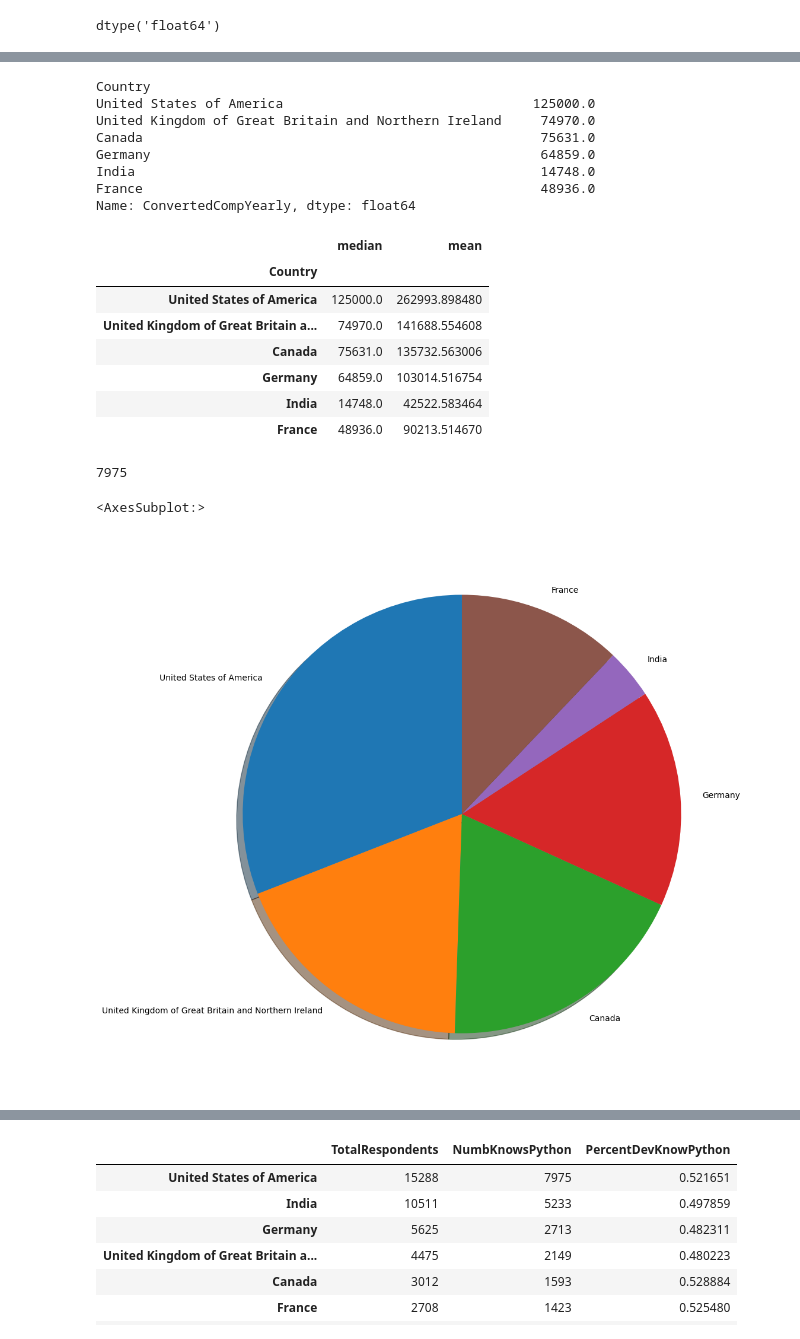
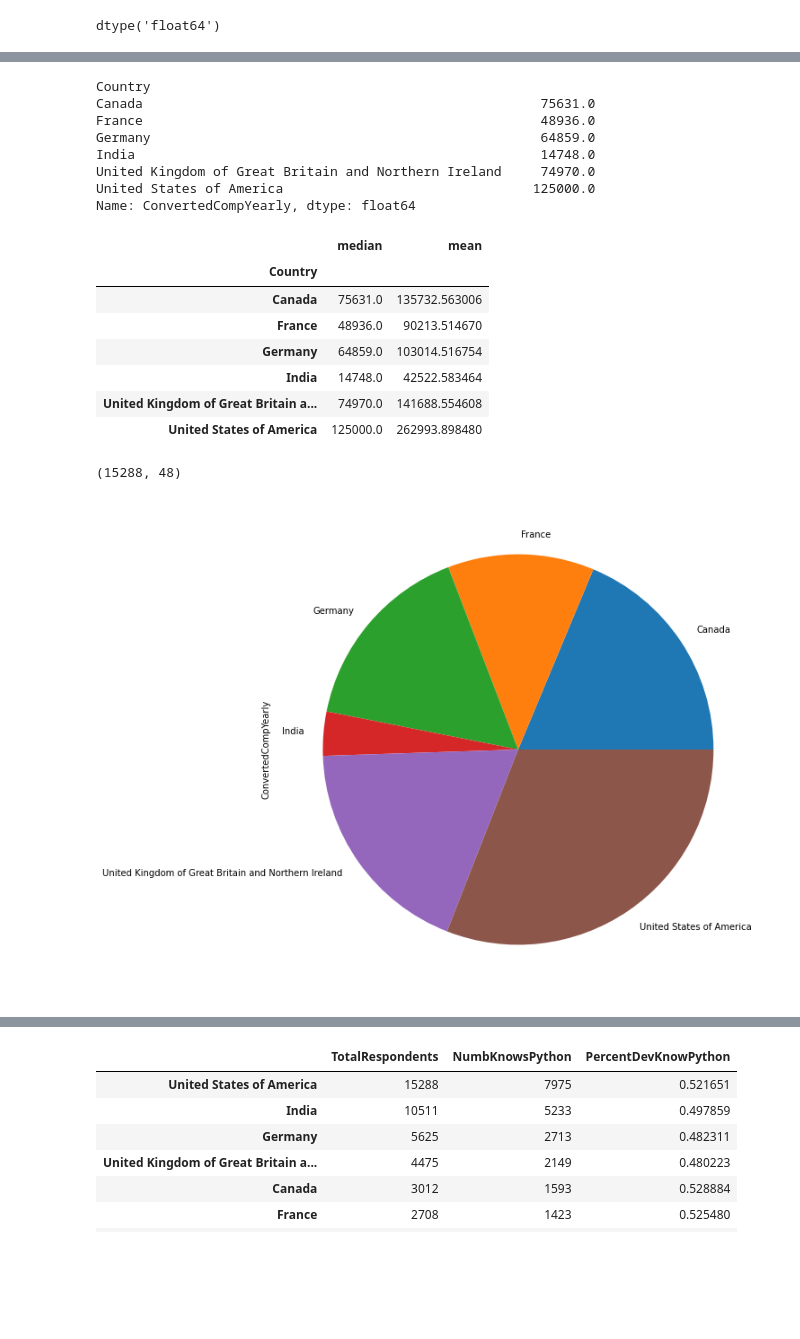
Before and after one commit to abraazaryan14/Intro-to-DataScience-Project1, a Jupyter notebook: First_Project.ipynb, the cells around one changed output, grey strips where cells are left out. Drawn from its saved outputs; the diff is of its cells as text; code cells hidden in the pictures; blank space fills up the shorter version.

```diff
--- a/First_Project.ipynb
+++ b/First_Project.ipynb
@@ -80,8 +81,9 @@ age_convert('25-30')
 '25'
 # %%
 #Use lambda funtion to apply the age_convert funtion to the entire age column
+df['Age'] = df['Age'].apply(lambda age_object: str(age_object).split('-')[0])
 # %%
 # Notice that the age type is still an object type. Convert it to numberic
 # %%
-#df['age']= pd.to_numeric(df['age'],errors='coerce') #
+df['Age']= pd.to_numeric(df['Age'],errors='coerce')
 # %%
@@ -133,34 +149,41 @@ Name: Country, dtype: int64
 #'United Kingdom of Great Britain and Northern Ireland',
 #'Canada','Germany','India','France'?
 # %%
+df_countries = df.loc[df['Country'].isin(['United States of America','United Kingdom of Great Britain and Northern Ireland','Canada','Germany','India','France'])]
+
+df_countries.groupby('Country')['ConvertedCompYearly'].median()
 # %% [output]
 Country
-United States of America                                125000.0
-United Kingdom of Great Britain and Northern Ireland     74970.0
 Canada                                                   75631.0
+France                                                   48936.0
 Germany                                                  64859.0
 India                                                    14748.0
-France                                                   48936.0
+United Kingdom of Great Britain and Northern Ireland     74970.0
+United States of America                                125000.0
 Name: ConvertedCompYearly, dtype: float64
 # %%
 #Mean and Median
+df_countries.groupby('Country')['ConvertedCompYearly'].agg(['median','mean'])
 # %% [output]
 |  | median | mean |
 | Country |  |  |
-| United States of America | 125000.0 | 262993.898480 |
-| United Kingdom of Great Britain a... | 74970.0 | 141688.554608 |
 | Canada | 75631.0 | 135732.563006 |
+| France | 48936.0 | 90213.514670 |
 | Germany | 64859.0 | 103014.516754 |
 | India | 14748.0 | 42522.583464 |
-| France | 48936.0 | 90213.514670 |
+| United Kingdom of Great Britain a... | 74970.0 | 141688.554608 |
+| United States of America | 125000.0 | 262993.898480 |
 # %%
 # How many people in the US work with Python?
 # %%
+USA_df = df[df['Country']=='United States of America']
+USA_df.shape
 # %% [output]
-7975
+(15288, 48)
 # %%
 #Reproduce the following
+median_salaries = df_countries.groupby('Country')['ConvertedCompYearly'].median()
+median_salaries.plot.pie(figsize=(15, 10));
 # %% [output]
-<AxesSubplot:>
-[figure, old version]
+[figure, new version]
 # %%
```
Also changed, not shown: parts of 24 cells of this notebook.
